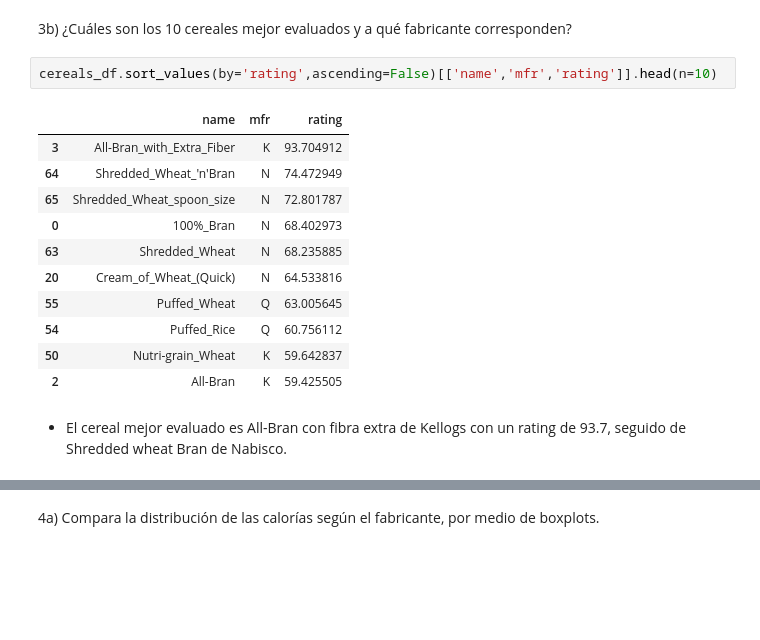
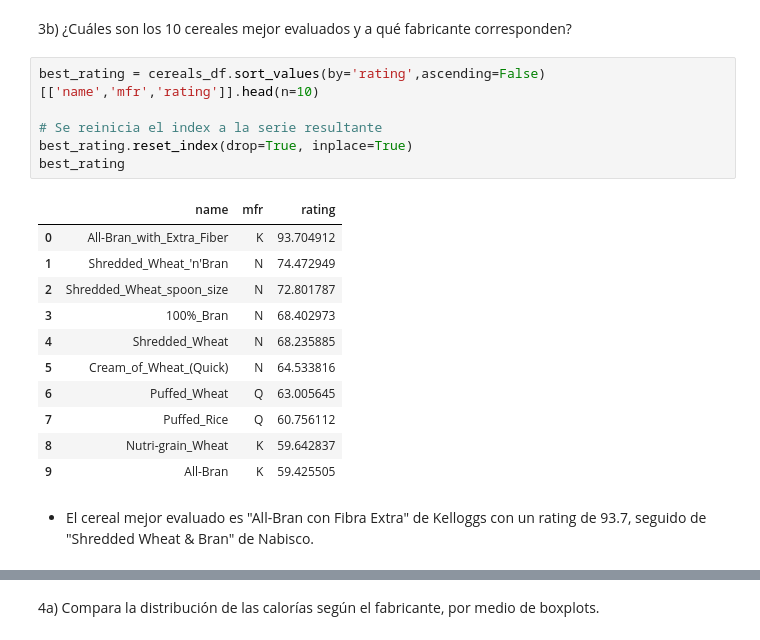
Before and after one commit to alexgarma/TC4029-ciencia-y-analitica-de-datos-equipo83, a Jupyter notebook: notebooks/Actividad7PCA_Equipo83.ipynb, the cells around one changed output, grey strips where cells are left out. Saved outputs shown, nothing was run; the diff lists cells and outputs as text; blank space fills up the shorter version.

```diff
--- a/notebooks/Actividad7PCA_Equipo83.ipynb
+++ b/notebooks/Actividad7PCA_Equipo83.ipynb
@@ -333,18 +353,22 @@ cereals_df['rating'].plot(kind='hist',bins=20,
 # %% [markdown]
 3b) ¿Cuáles son los 10 cereales mejor evaluados y a qué fabricante corresponden?
 # %%
-cereals_df.sort_values(by='rating',ascending=False)[['name','mfr','rating']].head(n=10)
+best_rating = cereals_df.sort_values(by='rating',ascending=False)[['name','mfr','rating']].head(n=10)
+
+# Se reinicia el index a la serie resultante
+best_rating.reset_index(drop=True, inplace=True)
+best_rating
 # %% [output]
 |  | name | mfr | rating |
-| 3 | All-Bran_with_Extra_Fiber | K | 93.704912 |
-| 64 | Shredded_Wheat_'n'Bran | N | 74.472949 |
-| 65 | Shredded_Wheat_spoon_size | N | 72.801787 |
-| 0 | 100%_Bran | N | 68.402973 |
-| 63 | Shredded_Wheat | N | 68.235885 |
-| 20 | Cream_of_Wheat_(Quick) | N | 64.533816 |
-| 55 | Puffed_Wheat | Q | 63.005645 |
-| 54 | Puffed_Rice | Q | 60.756112 |
-| 50 | Nutri-grain_Wheat | K | 59.642837 |
-| 2 | All-Bran | K | 59.425505 |
+| 0 | All-Bran_with_Extra_Fiber | K | 93.704912 |
+| 1 | Shredded_Wheat_'n'Bran | N | 74.472949 |
+| 2 | Shredded_Wheat_spoon_size | N | 72.801787 |
+| 3 | 100%_Bran | N | 68.402973 |
+| 4 | Shredded_Wheat | N | 68.235885 |
+| 5 | Cream_of_Wheat_(Quick) | N | 64.533816 |
+| 6 | Puffed_Wheat | Q | 63.005645 |
+| 7 | Puffed_Rice | Q | 60.756112 |
+| 8 | Nutri-grain_Wheat | K | 59.642837 |
+| 9 | All-Bran | K | 59.425505 |
 # %% [markdown]
-- El cereal mejor evaluado es All-Bran con fibra extra de Kellogs con un rating de 93.7, seguido de Shredded wheat Bran de Nabisco.
+- El cereal mejor evaluado es "All-Bran con Fibra Extra" de Kelloggs con un rating de 93.7, seguido de "Shredded Wheat & Bran" de Nabisco.
```
Also changed, not shown: parts of 15 cells of this notebook.
